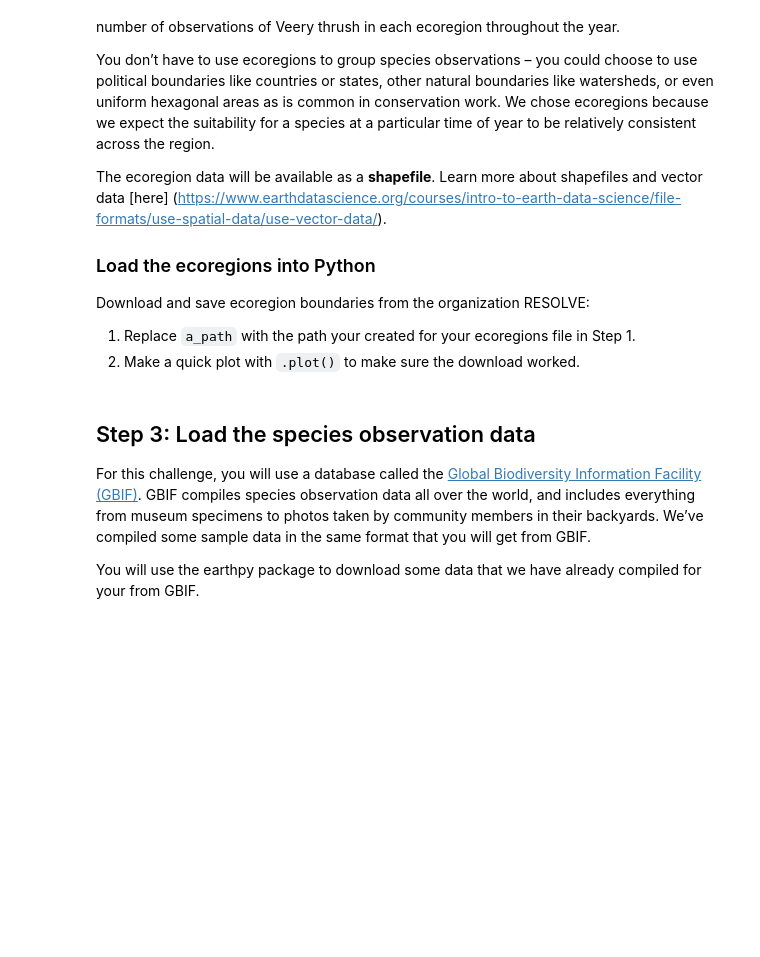
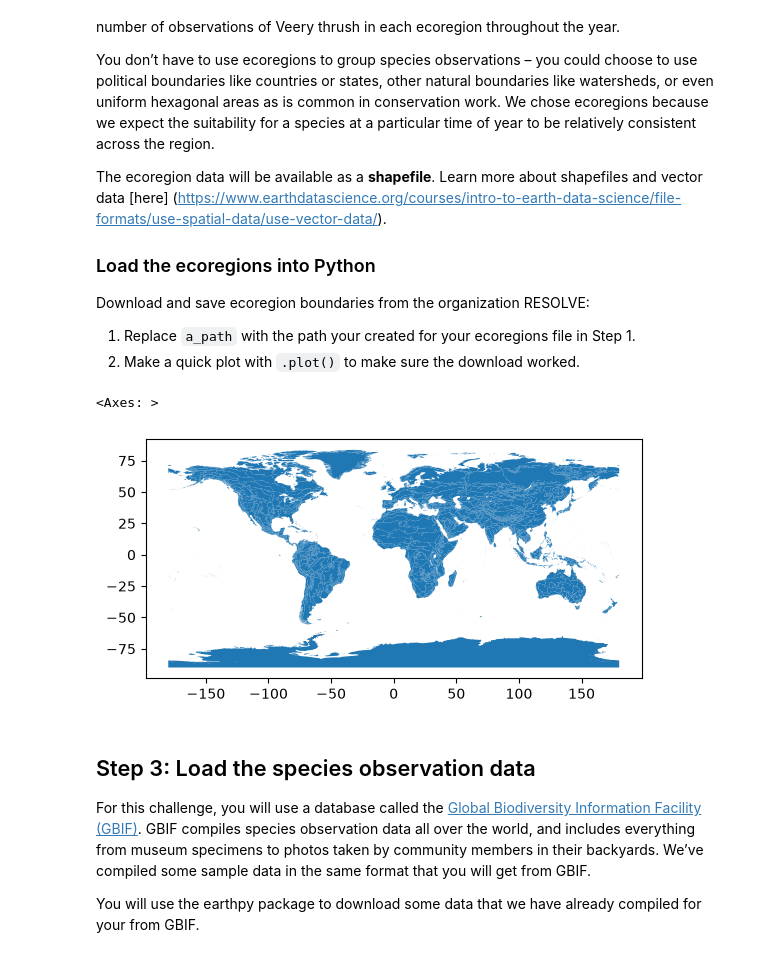
Before and after one commit to hakimsaad9387/02-migration-fall-template, a Jupyter notebook: notebooks/02-migration-wrangle.ipynb, the cells around one changed output. Saved outputs shown, nothing was run; the diff lists cells and outputs as text; code cells hidden in the pictures; blank space fills up the shorter version.

```diff
--- a/notebooks/02-migration-wrangle.ipynb
+++ b/notebooks/02-migration-wrangle.ipynb
@@ -63,15 +61,15 @@ data_dir = os.path.join(
     pathlib.Path.home(),
 
     ### point to folders where your data will live
-    'my-class-folder',
-    'my-data-folder',
+    'earth-analytics',
+    'data',
 
     ### make a project directory for this assignment
-    'migration'
+    'veery_migration'
     )
 
 ### make the path
-os.makedirs(data_dir, exist_of = True)
+os.makedirs(data_dir, exist_ok = True)
 # %% [markdown]
 ## Step 2: Define your study area – the ecoregions of North America
 
@@ -90,18 +88,35 @@ Download and save ecoregion boundaries from the organization RESOLVE:
 ecoreg_url = ("https://storage.googleapis.com/"
        "teow2016/Ecoregions2017.zip")
 
+
 ### name the ecoregions directory name and file name
+ecoreg_dir = os.path.join(data_dir, "ecoregions")
 
 ### make the ecoregions directory
+os.makedirs(ecoreg_dir, exist_ok = True)
 
 ### join ecoregions shapefile path
+ecoreg_path = os.path.join(ecoreg_dir, "ecoregions.shp")
+
 
 ### download the data once
+if not os.path.exists(ecoreg_path):
+
+    ### open file at url
+    ecoreg_gdf = gpd.read_file(ecoreg_url)
+
+    ### save it the filepath we have defined
+    ecoreg_gdf.to_file(ecoreg_path)
+
 
 ### open up the ecoregions boundaries
-gdf = gpd.read_file(a_path)
-
-### plot the ecoregions quickly to check download
+ecoreg_gdf = gpd.read_file(ecoreg_path)
+# %%
+### plot the ecoregions quickly to check download
+ecoreg_gdf.plot()
+# %% [output]
+<Axes: >
+[figure, added]
 # %% [markdown]
 ## Step 3: Load the species observation data
 
```
Also changed, not shown: parts of 6 cells of this notebook.
